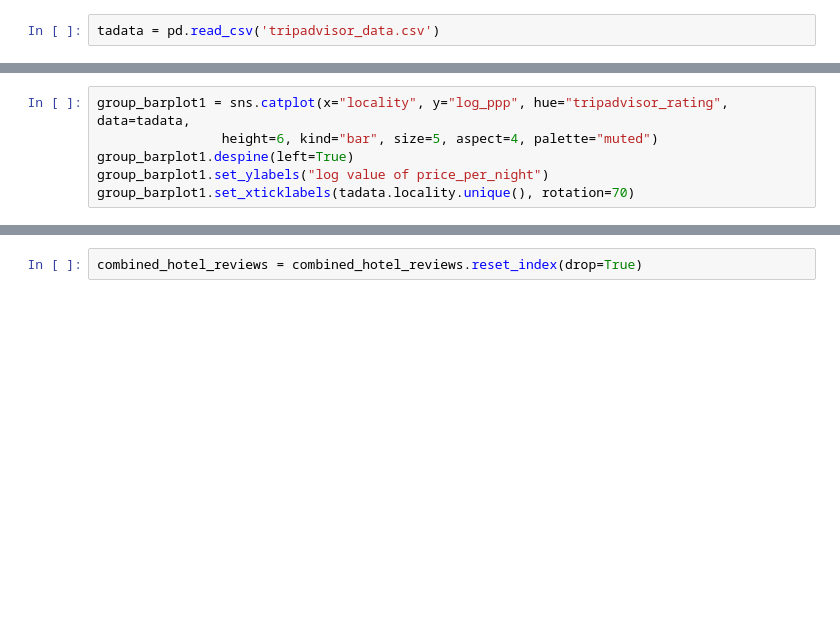
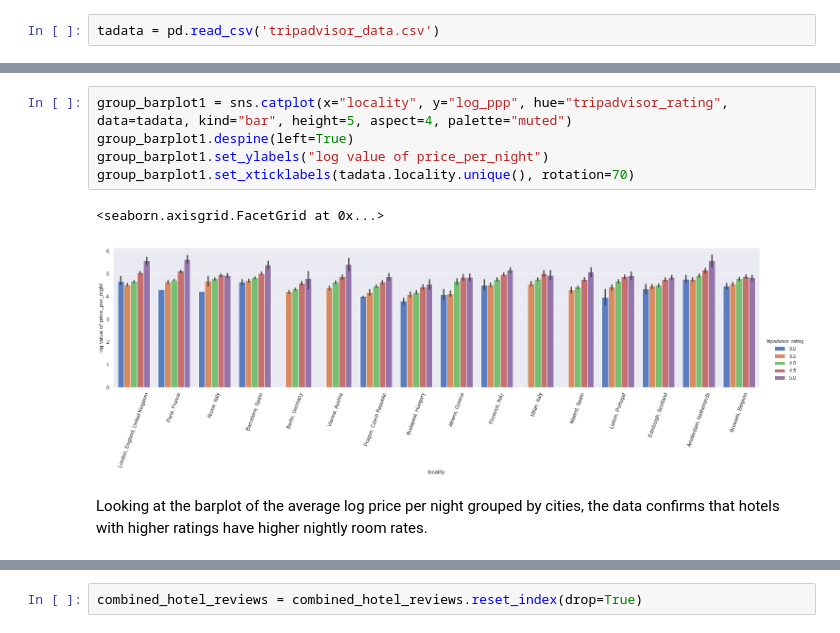
Before and after one commit to thomsu/TripAdvisor_Recommender, a Jupyter notebook: TripAdvisor Recommender.ipynb, the cells around one changed output, grey strips where cells are left out. Cells and saved outputs as stored; diff of their text form; blank space fills up the shorter version.

```diff
--- a/TripAdvisor Recommender.ipynb
+++ b/TripAdvisor Recommender.ipynb
@@ -592,9 +695,13 @@ grouped1
 # %%
-group_barplot1 = sns.catplot(x="locality", y="log_ppp", hue="tripadvisor_rating", data=tadata,
-                height=6, kind="bar", size=5, aspect=4, palette="muted")
+group_barplot1 = sns.catplot(x="locality", y="log_ppp", hue="tripadvisor_rating", data=tadata, kind="bar", height=5, aspect=4, palette="muted")
 group_barplot1.despine(left=True)
 group_barplot1.set_ylabels("log value of price_per_night")
 group_barplot1.set_xticklabels(tadata.locality.unique(), rotation=70)
+# %% [output]
+<seaborn.axisgrid.FacetGrid at 0x...>
+[figure, added]
+# %% [markdown]
+Looking at the barplot of the average log price per night grouped by cities, the data confirms that hotels with higher ratings have higher nightly room rates.
 # %%
 grouped2 = tadata1['hotel_name'].count()
 grouped2 = grouped2.unstack(level=-1)
```
Also changed, not shown: parts of 44 cells of this notebook, 1 other file.
